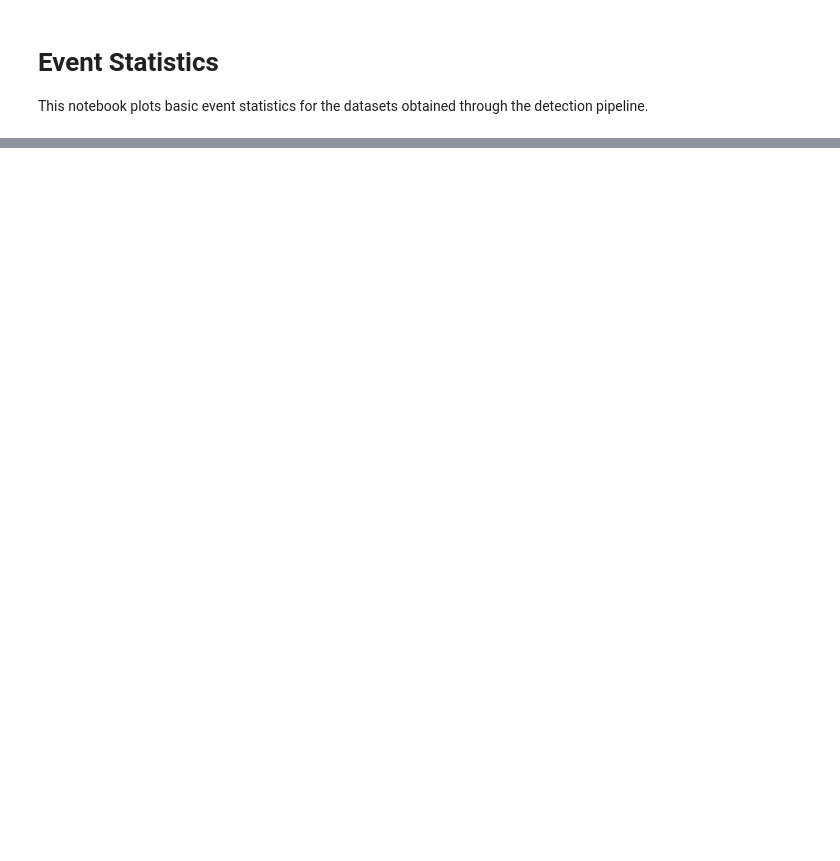
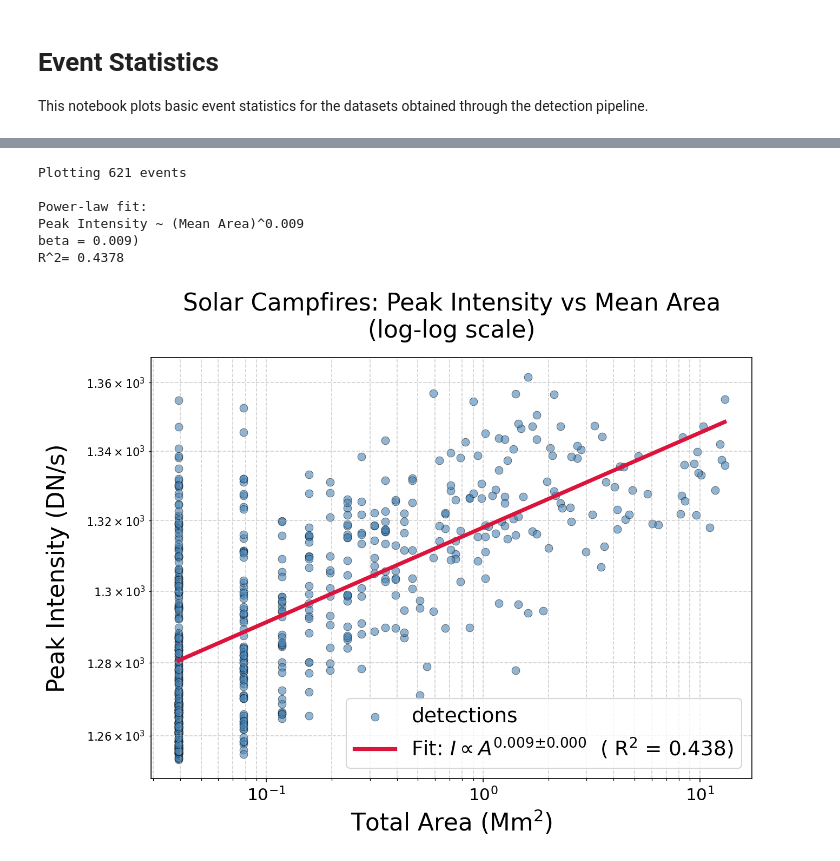
Before and after one commit to sseso/solo-campfires, a Jupyter notebook: notebooks/02_event_statistics.ipynb, the cells around one changed output, grey strips where cells are left out. Saved outputs shown, nothing was run; the diff lists cells and outputs as text; code cells hidden in the pictures; blank space fills up the shorter version.

```diff
--- a/notebooks/02_event_statistics.ipynb
+++ b/notebooks/02_event_statistics.ipynb
@@ -99,29 +99,21 @@ plt.show()
 # %%
-import seaborn as sns
-import matplotlib.pyplot as plt
-import numpy as np
-from scipy.stats import linregress
-
-# -------------------------------------------------
-# 1. Prepare and filter data (only positive values for log!)
-# -------------------------------------------------
+# Peak Intensity vs Area Plot
+# 1. Prepare and filter data (only positive values for log)
 df = event_df.copy()
 
-# Remove non-positive or unphysical values
+# Remove non-positive values
 df = df[df["total_area_Mm2"] > 0]
 df = df[df["peak_intensity"] > 0]
 
-# Optional physical cuts (adjust as needed)
+# Optional: physical cuts (adjust as needed)
 #df = df[df["mean_area_km2"] <= 5e7]        # remove extreme outliers
 df = df[df["peak_intensity"] <= 1.9e3]
 
 filtered_df = df
 
-print(f"Plotting {len(filtered_df)} campfires")
+print(f"Plotting {len(filtered_df)} events")
 
-# -------------------------------------------------
 # 2. Log-log scatterplot
-# -------------------------------------------------
 plt.figure(figsize=(9, 7), dpi = 150)
 
 sns.scatterplot(
@@ -136,9 +128,7 @@ sns.scatterplot(
     label=f"detections"
 )
 
-# -------------------------------------------------
-# 3. Fit power law: Intensity ∝ Area^β
-# -------------------------------------------------
+# 3. Fit power law: Intensity ~ Area^beta
 log_x = np.log10(filtered_df["total_area_Mm2"])
 log_y = np.log10(filtered_df["peak_intensity"])
 
@@ -150,37 +140,43 @@ beta_err = std_err
 r2 = r_value**2
 
 print(f"\nPower-law fit:")
-print(f"   Peak Intensity ∝ (Mean Area)^{beta:.3f}")
-print(f"β = {beta:.3f})")
-print(f"   R² = {r2:.4f}")
+print(f"Peak Intensity ~ (Mean Area)^{beta:.3f}")
+print(f"beta = {beta:.3f})")
+print(f"R^2= {r2:.4f}")
 
 # Plot the fit line
 x_fit = np.logspace(
     np.log10(filtered_df["total_area_Mm2"].min()),
     np.log10(filtered_df["total_area_Mm2"].max()),
     200
 )
 y_fit = 10**(intercept + slope * np.log10(x_fit))
 
 plt.loglog(x_fit, y_fit, color="crimson", linewidth=3.5,
-           label=rf"Fit: $I \propto A^{{{beta:.3f} ± {beta_err:.3f}}}$" + f"  (R² = {r2:.3f})")
+           label=rf"Fit: $I \propto A^{{{beta:.3f} ± {beta_err:.3f}}}$" + rf"  ( R$^2$ = {r2:.3f})")
 
-# -------------------------------------------------
 # 4. Log-log axes and polish
-# -------------------------------------------------
 plt.xscale("log")
 plt.yscale("log")
 
 plt.xlabel("Total Area (Mm$^2$)", fontsize=21)
 plt.ylabel("Peak Intensity (DN/s)", fontsize=21, labelpad = 15)
 plt.title("Solar Campfires: Peak Intensity vs Mean Area\n(log-log scale)", fontsize=21, pad=18)
 plt.tick_params("x", labelsize = 15)
 plt.tick_params("y", labelsize = 15)
 
 plt.grid(True, which="both", ls="--", alpha=0.6, lw=0.8)
 
 
 plt.legend(fontsize=18, loc="lower right")
 plt.tight_layout()
 plt.show()
+# %% [output]
+Plotting 621 events
+
+Power-law fit:
+Peak Intensity ~ (Mean Area)^0.009
+beta = 0.009)
+R^2= 0.4378
+[figure, added]
 # %%
```
Also changed, not shown: parts of 10 cells of this notebook, 3 other files.
